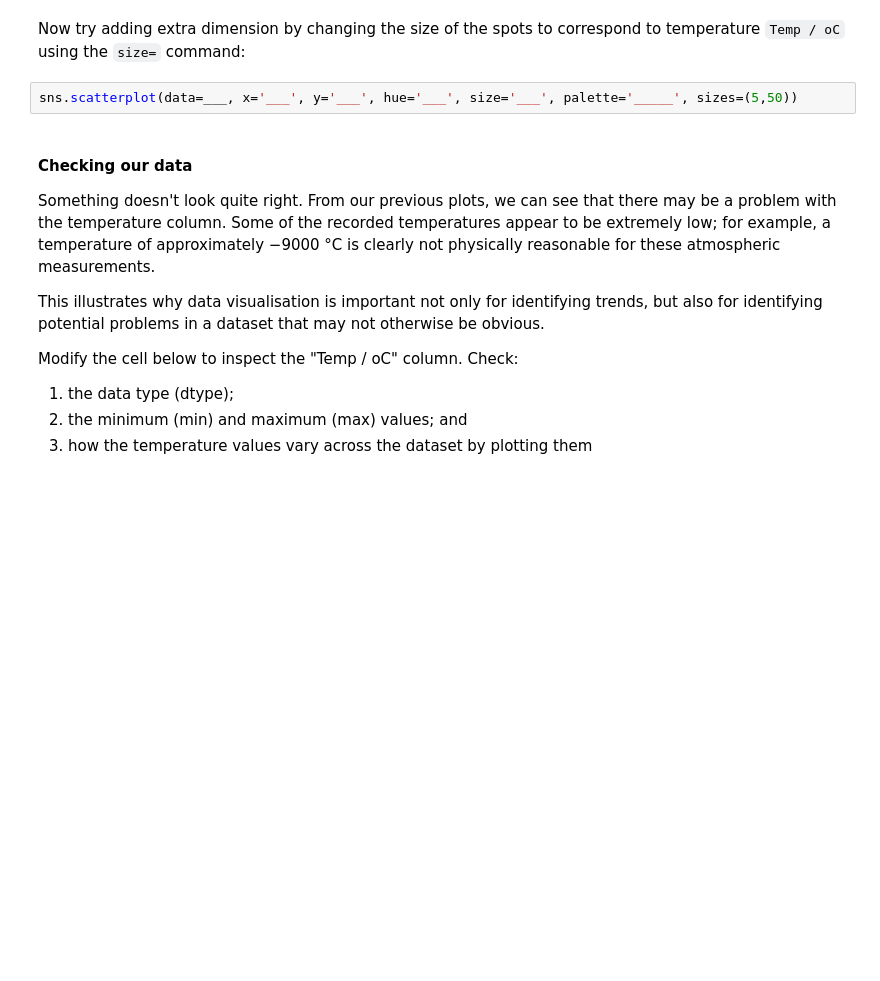
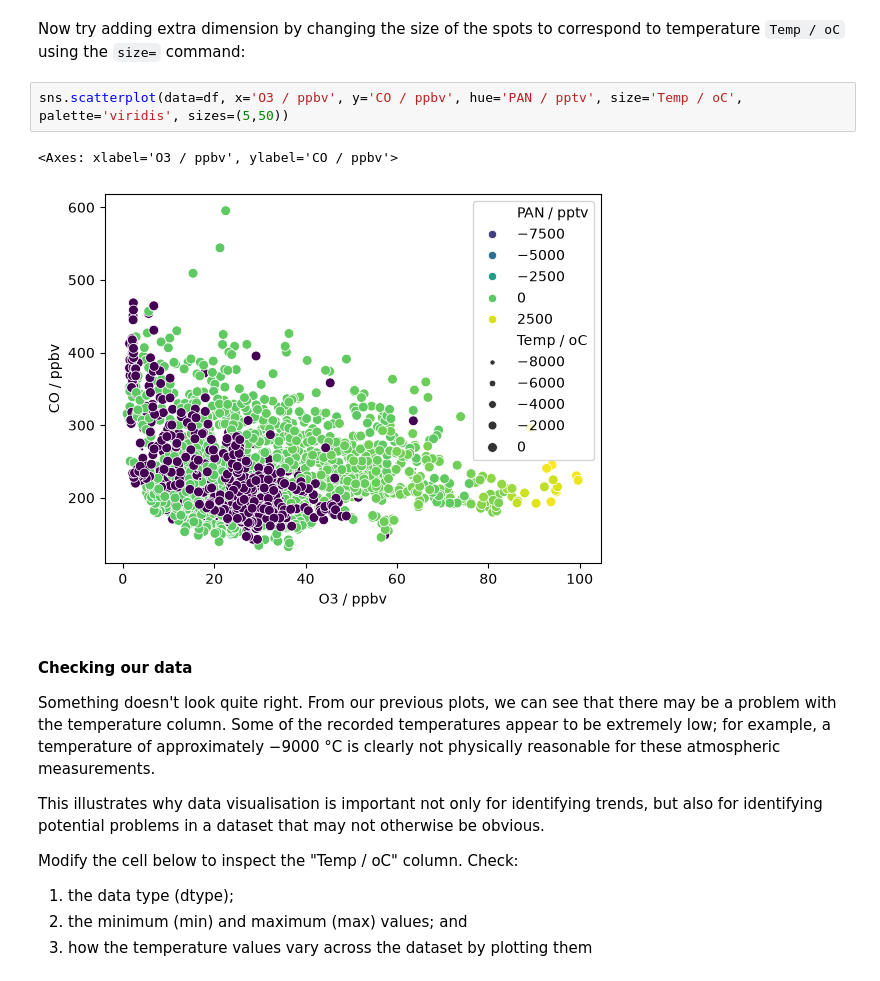
Before and after one commit to YesYY1/Digital-Skills-D3-U2, a Jupyter notebook: SVD_workshop.ipynb, the cells around one changed output. Drawn from its saved outputs; the diff is of its cells as text; blank space fills up the shorter version.

````diff
--- a/SVD_workshop.ipynb
+++ b/SVD_workshop.ipynb
@@ -149,7 +155,10 @@ sns.scatterplot(data=___, x='___', y='___', hue='___', palette='___', s=20)
 # %% [markdown]
 Now try adding extra dimension by changing the size of the spots to correspond to temperature ```Temp / oC``` using the ```size=``` command:
 # %%
-sns.scatterplot(data=___, x='___', y='___', hue='___', size='___', palette='_____', sizes=(5,50))
+sns.scatterplot(data=df, x='O3 / ppbv', y='CO / ppbv', hue='PAN / pptv', size='Temp / oC', palette='viridis', sizes=(5,50))
+# %% [output]
+<Axes: xlabel='O3 / ppbv', ylabel='CO / ppbv'>
+[figure, added]
 # %% [markdown]
 #### Checking our data
 Something doesn't look quite right. From our previous plots, we can see that there may be a problem with the temperature column. Some of the recorded temperatures appear to be extremely low; for example, a temperature of approximately −9000 °C is clearly not physically reasonable for these atmospheric measurements.
````
Also changed, not shown: parts of 8 cells of this notebook.
